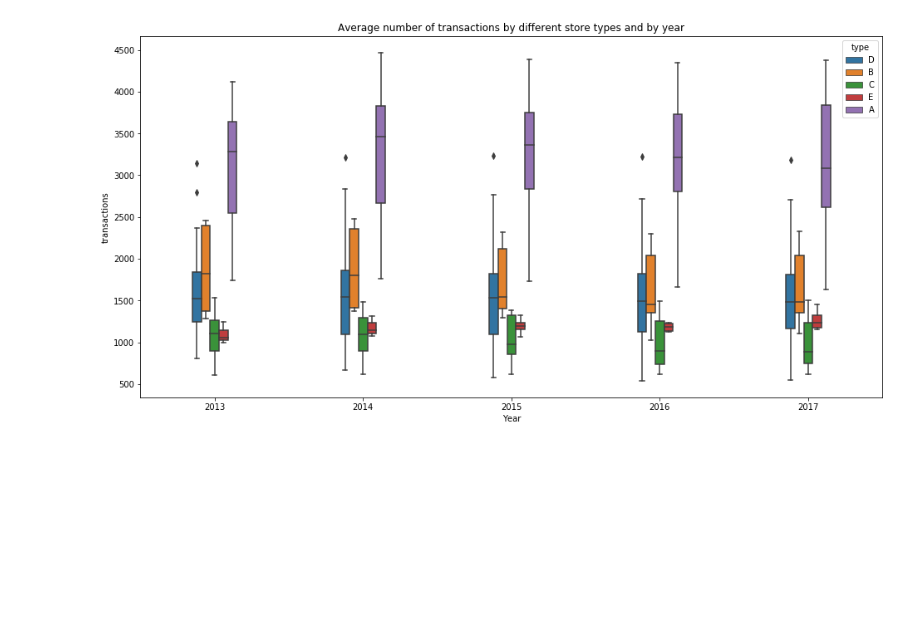
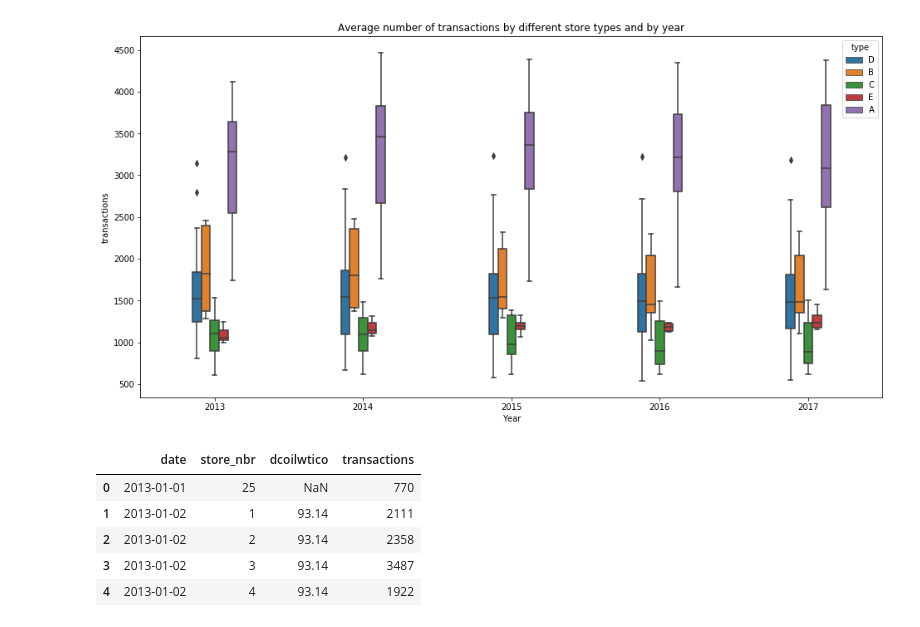
Before and after one commit to irenechang1510/sales-analysis, a Jupyter notebook: analysis.ipynb, the cells around one changed output. Cells and saved outputs as stored; diff of their text form; code cells hidden in the pictures; blank space fills up the shorter version.

```diff
--- a/analysis.ipynb
+++ b/analysis.ipynb
@@ -280,3 +280,21 @@ ax.set_xlabel('Year')
 plt.show()
 # %% [output]
 [figure]
+# %%
+# oil price versus sales/num of transactions
+
+sql ='''
+select o.date, store_nbr, dcoilwtico, transactions
+from oil o inner join transactions using(date);
+'''
+cur.execute(sql)
+query = cur.fetchall()
+oil_transaction = pd.DataFrame(query, columns=['date', 'store_nbr', 'dcoilwtico', 'transactions'])
+oil_transaction.head()
+# %% [output]
+|  | date | store_nbr | dcoilwtico | transactions |
+| 0 | 2013-01-01 | 25 | NaN | 770 |
+| 1 | 2013-01-02 | 1 | 93.14 | 2111 |
+| 2 | 2013-01-02 | 2 | 93.14 | 2358 |
+| 3 | 2013-01-02 | 3 | 93.14 | 3487 |
+| 4 | 2013-01-02 | 4 | 93.14 | 1922 |
```
Also changed, not shown: parts of 5 cells of this notebook.
